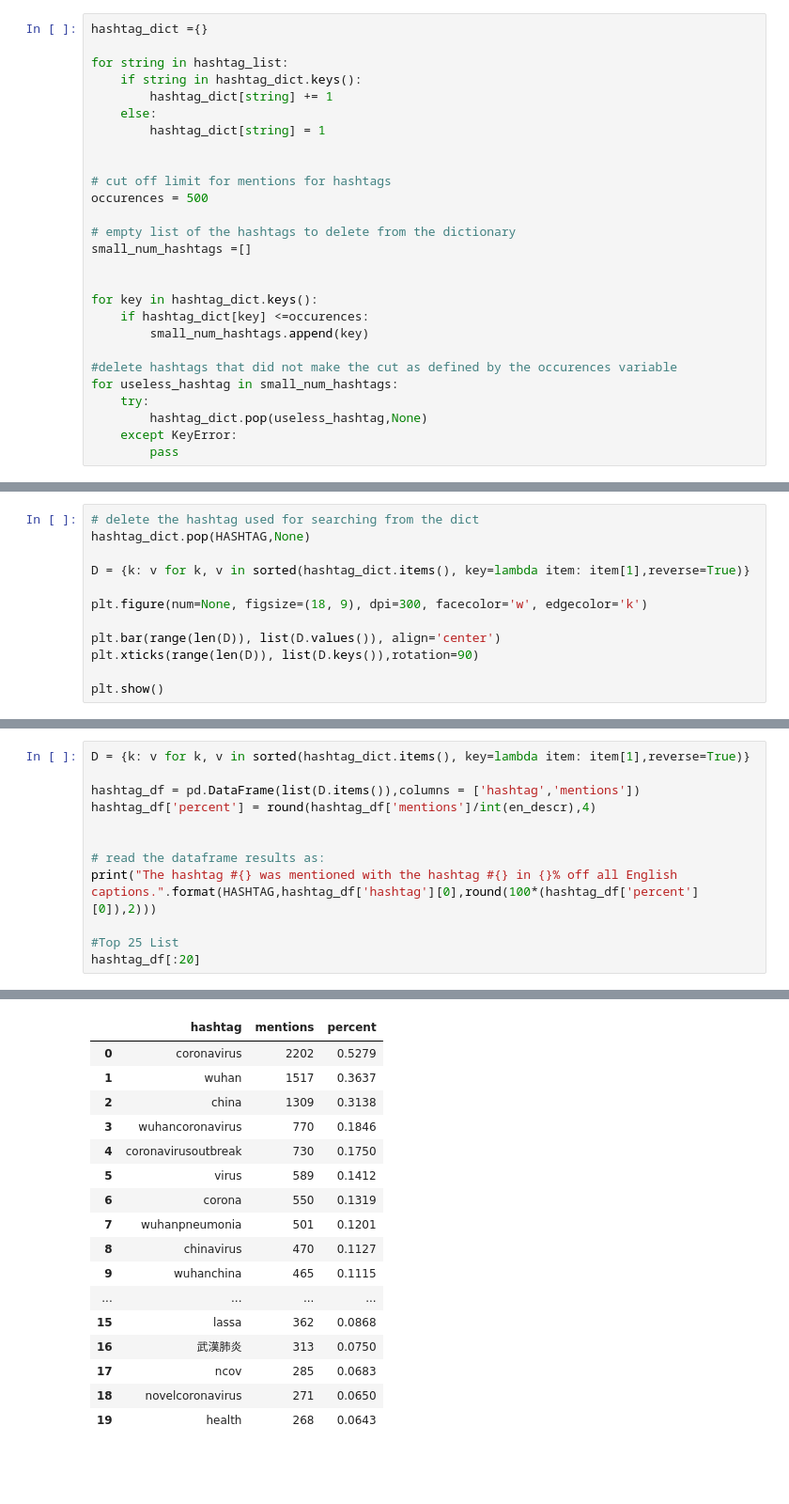
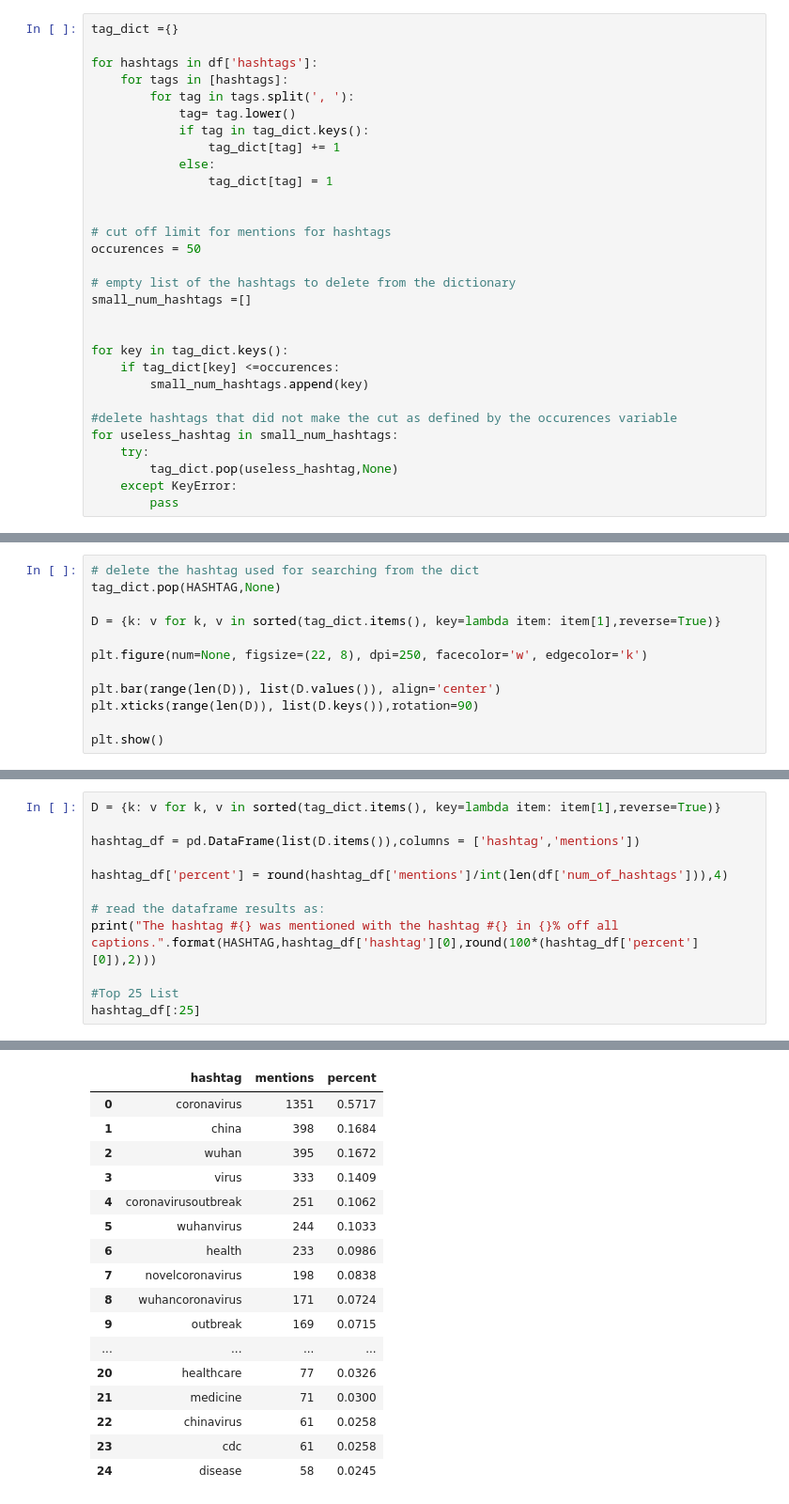
Before and after one commit to 030jmk/ScrapingInstagram, a Jupyter notebook: test_2019ncov_read.ipynb, the cells around one changed output, grey strips where cells are left out. Shown at 94% size. Saved outputs shown, nothing was run; the diff lists cells and outputs as text; blank space fills up the shorter version.

```diff
--- a/test_2019ncov_read.ipynb
+++ b/test_2019ncov_read.ipynb
@@ -51,27 +125,30 @@ Number of unique #hashtags:     9633
 # %%
-hashtag_dict ={}
+tag_dict ={}
 
-for string in hashtag_list:
-    if string in hashtag_dict.keys():
-        hashtag_dict[string] += 1
-    else:
-        hashtag_dict[string] = 1
+for hashtags in df['hashtags']:
+    for tags in [hashtags]:
+        for tag in tags.split(', '):
+            tag= tag.lower()
+            if tag in tag_dict.keys():
+                tag_dict[tag] += 1
+            else:
+                tag_dict[tag] = 1
 
 
 # cut off limit for mentions for hashtags
-occurences = 500
+occurences = 50
 
 # empty list of the hashtags to delete from the dictionary
 small_num_hashtags =[]
 
 
-for key in hashtag_dict.keys():
-    if hashtag_dict[key] <=occurences:
+for key in tag_dict.keys():
+    if tag_dict[key] <=occurences:
         small_num_hashtags.append(key)
 
 #delete hashtags that did not make the cut as defined by the occurences variable
 for useless_hashtag in small_num_hashtags:
     try:
-        hashtag_dict.pop(useless_hashtag,None)
+        tag_dict.pop(useless_hashtag,None)
     except KeyError:
         pass
@@ -78,10 +157,10 @@ for useless_hashtag in small_num_hashtags:
 # %%
 # delete the hashtag used for searching from the dict
-hashtag_dict.pop(HASHTAG,None)
+tag_dict.pop(HASHTAG,None)
 
-D = {k: v for k, v in sorted(hashtag_dict.items(), key=lambda item: item[1],reverse=True)}
+D = {k: v for k, v in sorted(tag_dict.items(), key=lambda item: item[1],reverse=True)}
 
-plt.figure(num=None, figsize=(18, 9), dpi=300, facecolor='w', edgecolor='k')
+plt.figure(num=None, figsize=(22, 8), dpi=250, facecolor='w', edgecolor='k')
 
 plt.bar(range(len(D)), list(D.values()), align='center')
 plt.xticks(range(len(D)), list(D.keys()),rotation=90)
@@ -92,13 +171,13 @@ plt.show()
 # %%
-D = {k: v for k, v in sorted(hashtag_dict.items(), key=lambda item: item[1],reverse=True)}
+D = {k: v for k, v in sorted(tag_dict.items(), key=lambda item: item[1],reverse=True)}
 
 hashtag_df = pd.DataFrame(list(D.items()),columns = ['hashtag','mentions'])
-hashtag_df['percent'] = round(hashtag_df['mentions']/int(en_descr),4)
 
+hashtag_df['percent'] = round(hashtag_df['mentions']/int(len(df['num_of_hashtags'])),4)
 
 # read the dataframe results as:
-print("The hashtag #{} was mentioned with the hashtag #{} in {}% off all English captions.".format(HASHTAG,hashtag_df['hashtag'][0],round(100*(hashtag_df['percent'][0]),2)))
+print("The hashtag #{} was mentioned with the hashtag #{} in {}% off all captions.".format(HASHTAG,hashtag_df['hashtag'][0],round(100*(hashtag_df['percent'][0]),2)))
 
 #Top 25 List
-hashtag_df[:20]
+hashtag_df[:25]
 # %% [output]
@@ -106,17 +185,17 @@ The hashtag #2019ncov was mentioned with the hashtag #coronavirus in 52.79% off
 |  | hashtag | mentions | percent |
-| 0 | coronavirus | 2202 | 0.5279 |
-| 1 | wuhan | 1517 | 0.3637 |
-| 2 | china | 1309 | 0.3138 |
-| 3 | wuhancoronavirus | 770 | 0.1846 |
-| 4 | coronavirusoutbreak | 730 | 0.1750 |
-| 5 | virus | 589 | 0.1412 |
-| 6 | corona | 550 | 0.1319 |
-| 7 | wuhanpneumonia | 501 | 0.1201 |
-| 8 | chinavirus | 470 | 0.1127 |
-| 9 | wuhanchina | 465 | 0.1115 |
+| 0 | coronavirus | 1351 | 0.5717 |
+| 1 | china | 398 | 0.1684 |
+| 2 | wuhan | 395 | 0.1672 |
+| 3 | virus | 333 | 0.1409 |
+| 4 | coronavirusoutbreak | 251 | 0.1062 |
+| 5 | wuhanvirus | 244 | 0.1033 |
+| 6 | health | 233 | 0.0986 |
+| 7 | novelcoronavirus | 198 | 0.0838 |
+| 8 | wuhancoronavirus | 171 | 0.0724 |
+| 9 | outbreak | 169 | 0.0715 |
 | ... | ... | ... | ... |
-| 15 | lassa | 362 | 0.0868 |
-| 16 | 武漢肺炎 | 313 | 0.0750 |
-| 17 | ncov | 285 | 0.0683 |
-| 18 | novelcoronavirus | 271 | 0.0650 |
-| 19 | health | 268 | 0.0643 |
+| 20 | healthcare | 77 | 0.0326 |
+| 21 | medicine | 71 | 0.0300 |
+| 22 | chinavirus | 61 | 0.0258 |
+| 23 | cdc | 61 | 0.0258 |
+| 24 | disease | 58 | 0.0245 |
```
Also changed, not shown: parts of 20 cells of this notebook.
